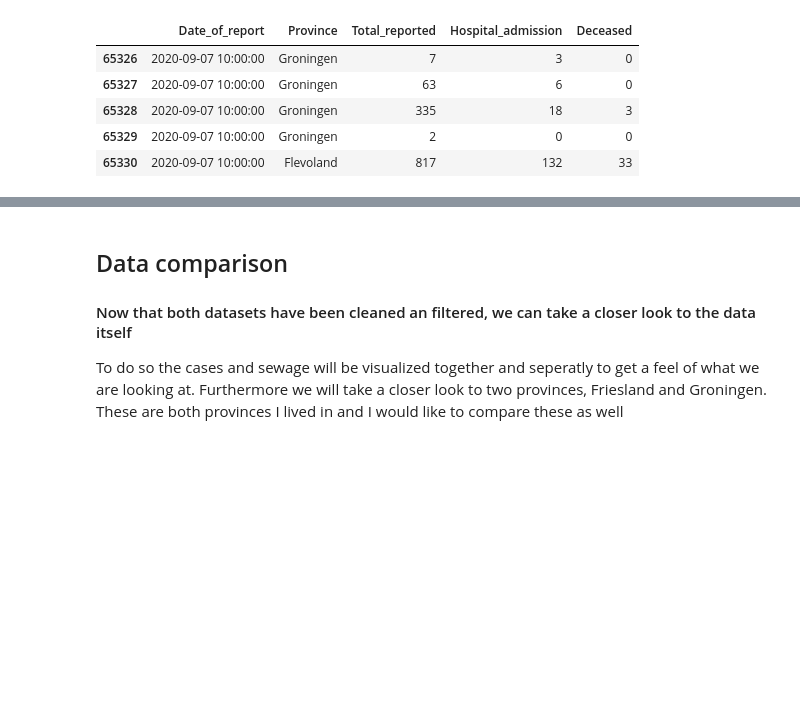
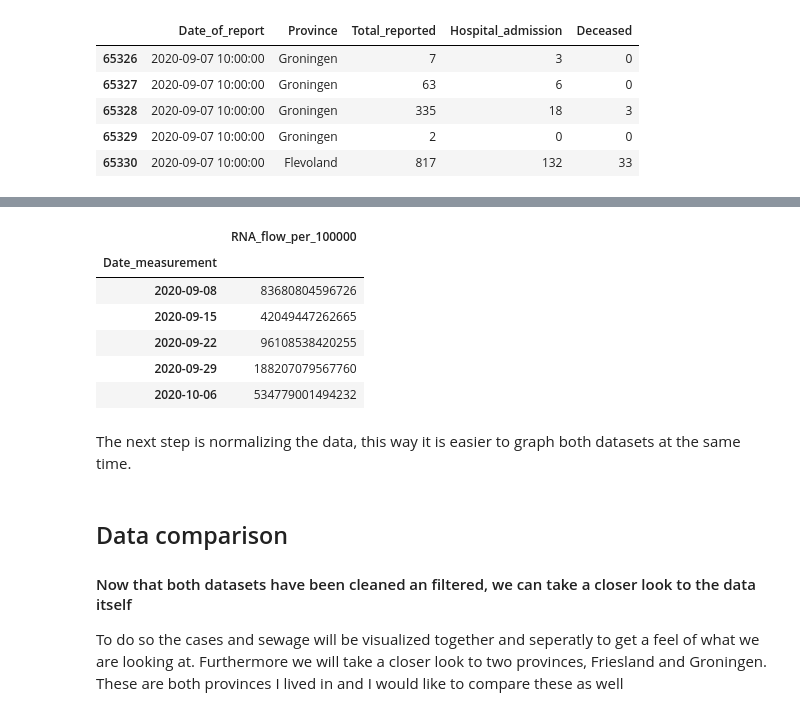
Before and after one commit to ymkjee/Programming_1, a Jupyter notebook: Final_Assignment.ipynb, the cells around one changed output, grey strips where cells are left out. Saved outputs shown, nothing was run; the diff lists cells and outputs as text; code cells hidden in the pictures; blank space fills up the shorter version.

```diff
--- a/Final_Assignment.ipynb
+++ b/Final_Assignment.ipynb
@@ -201,0 +243,29 @@ df_cases.head()
+# %%
+# first lets create a simple graph visualizing the data in lines, to see if they follow the same curvation
+cases_g = df_cases[(df_cases['Province'] == 'Groningen')]
+cases_f = df_cases[(df_cases['Province'] == 'Friesland')]
+sewage_g = df_sewage[(df_sewage['Province'] == 'Groningen')]
+sewage_f = df_sewage[(df_sewage['Province'] == 'Friesland')]
+# %%
+cases_g_sum = cases_g.groupby(by='Date_measurement').agg({'Total_reported': 'sum'})
+
+cases_f_sum = cases_f.groupby(by='Date_measurement').agg({'Total_reported': 'sum'})
+
+sewage_g_sum = sewage_g.groupby(by='Date_measurement').agg({'RNA_flow_per_100000': 'sum'})
+
+sewage_f_sum = sewage_f.groupby(by='Date_measurement').agg({'RNA_flow_per_100000': 'sum'})
+# %%
+# checking all the datapoints I noticed that the data starts with 09-07 for the Groningen datapoint
+# but for the sewage data on Friesland it started on the 09-08
+# This should not cause to many problems for now, so we are keeping the data as it is for now.
+sewage_f_sum.head(5)
+# %% [output]
+|  | RNA_flow_per_100000 |
+| Date_measurement |  |
+| 2020-09-08 | 83680804596726 |
+| 2020-09-15 | 42049447262665 |
+| 2020-09-22 | 96108538420255 |
+| 2020-09-29 | 188207079567760 |
+| 2020-10-06 | 534779001494232 |
+# %% [markdown]
+The next step is normalizing the data, this way it is easier to graph both datasets at the same time.
```
Also changed, not shown: parts of 13 cells of this notebook.
